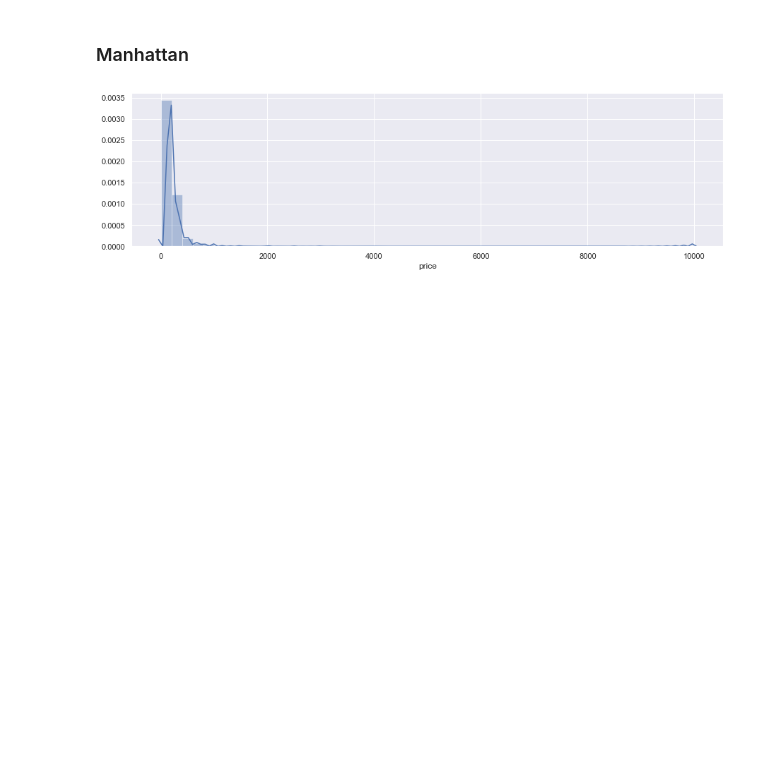
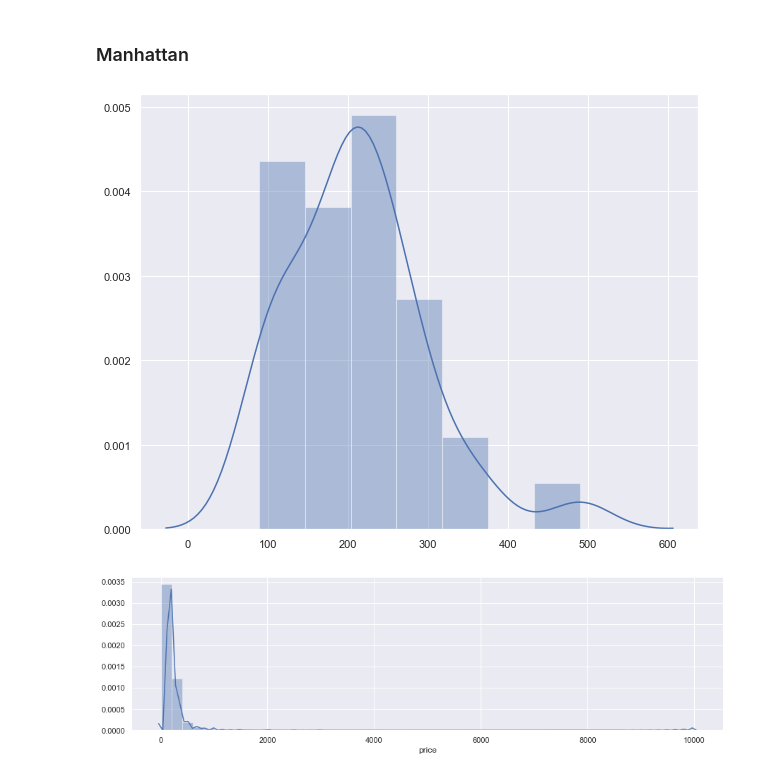
Before and after one commit to catherine-somers/dsc-projects, a Jupyter notebook: Capstone Project 1/NYC Airbnb Data Story.ipynb, the cells around one changed output. Drawn from its saved outputs; the diff is of its cells as text; code cells hidden in the pictures; blank space fills up the shorter version.

```diff
--- a/Capstone Project 1/NYC Airbnb Data Story.ipynb
+++ b/Capstone Project 1/NYC Airbnb Data Story.ipynb
@@ -174,6 +174,13 @@ plt.show()
 Price distribution in Brooklyn averages about 70-500 dollars depending on neighbourhood.
 # %% [markdown]
 ###  Manhattan
+# %%
+df1 = df[df.neighbourhood_group == 'Manhattan'][['neighbourhood','price']]
+d = df1.groupby('neighbourhood').mean()
+sns.distplot(d)
+plt.show()
+# %% [output]
+[figure, added]
 # %%
 f, ax = plt.subplots(figsize=(15,4))
 df1 = df[df.neighbourhood_group=='Manhattan']['price']
```
Also changed, not shown: parts of 6 cells of this notebook.
